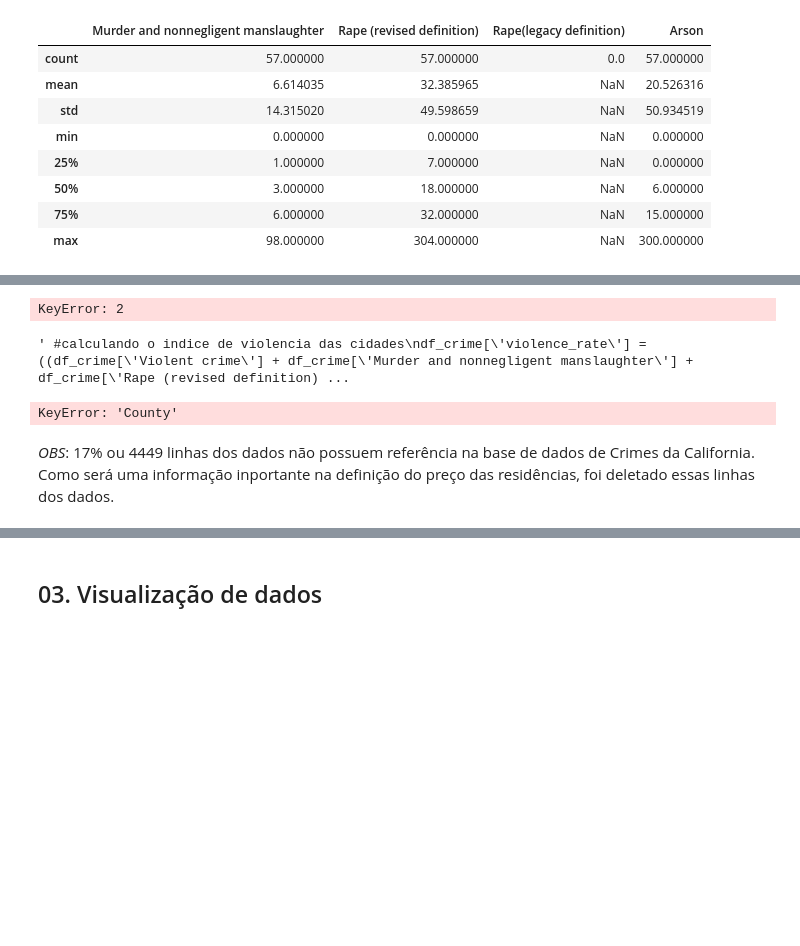
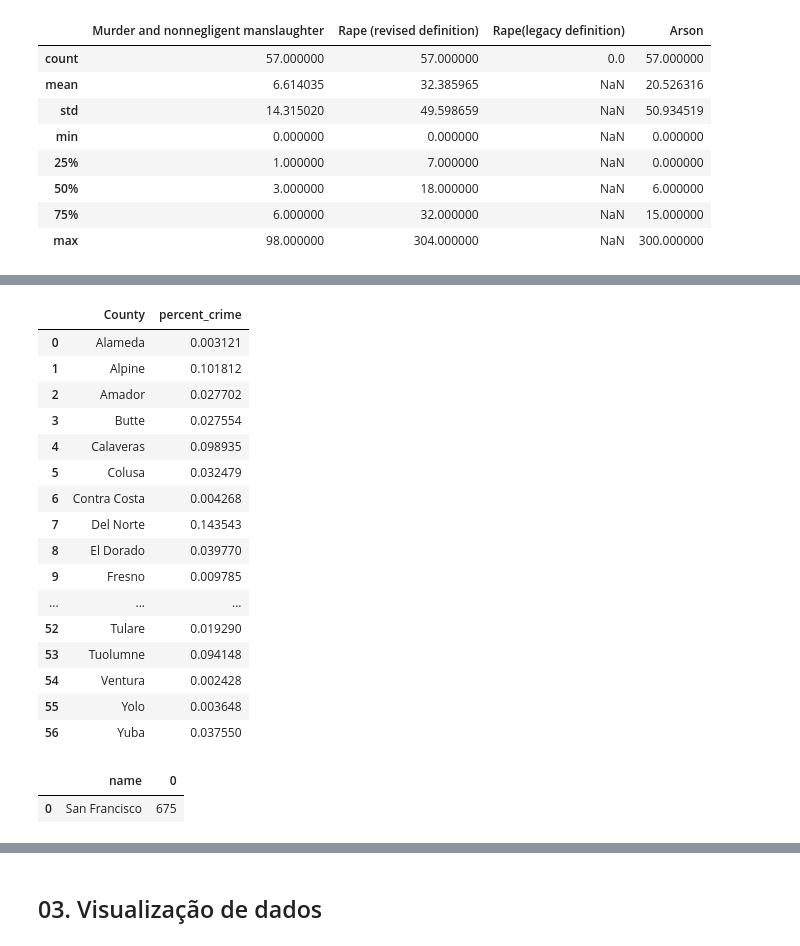
Before and after one commit to christhiangoncalves/Calculo_de_Preco_Casas_California, a Jupyter notebook: California_house_Price.ipynb, the cells around one changed output, grey strips where cells are left out. Cells and saved outputs as stored; diff of their text form; code cells hidden in the pictures; blank space fills up the shorter version.

Commit message:
add data san francisco

```diff
--- a/California_house_Price.ipynb
+++ b/California_house_Price.ipynb
@@ -411,31 +413,28 @@ df_crime.head()
 # %%
-#retirando o valor 3 do final do nome de algumas cidades
-df_crime['County'] = df_crime['County'].str.extract(r'(\D+)(\d+)')[2] + df['nome'].str.extract(r'(\D+)(\d+)')[1]
-
-df_crime['County'] = df_crime['County'].str.replace('3', '')
 
 df_temp = df_house.groupby('name')['total_population'].sum().reset_index()
 df_temp = pd.merge(df_crime,df_temp, left_on='County',right_on='name', how='left')
-df_temp
+df_temp['percent_crime'] = (df_temp['total_crime'] / df_temp['total_population'])
+df_crime_select = df_temp[['County','percent_crime',]]
+df_crime_select
 # %% [output]
-KeyError: 2
+|  | County | percent_crime |
+| 0 | Alameda | 0.003121 |
+| 1 | Alpine | 0.101812 |
+| 2 | Amador | 0.027702 |
+| 3 | Butte | 0.027554 |
+| 4 | Calaveras | 0.098935 |
+| 5 | Colusa | 0.032479 |
+| 6 | Contra Costa | 0.004268 |
+| 7 | Del Norte | 0.143543 |
+| 8 | El Dorado | 0.039770 |
+| 9 | Fresno | 0.009785 |
+| ... | ... | ... |
+| 52 | Tulare | 0.019290 |
+| 53 | Tuolumne | 0.094148 |
+| 54 | Ventura | 0.002428 |
+| 55 | Yolo | 0.003648 |
+| 56 | Yuba | 0.037550 |
-# %%
-#retirando o valor 3 do final do nome de algumas cidades
-df_crime['County'] = df_crime['County'].str.replace('3', '')
-
-df_temp = df_house.groupby('name')['total_population'].sum().reset_index()
-df_temp
-
-""" #calculando o indice de violencia das cidades
-df_crime['violence_rate'] = ((df_crime['Violent crime'] + df_crime['Murder and nonnegligent manslaughter'] + df_crime['Rape (revised definition)'] +
-                             df_crime['Robbery'] + df_crime['Aggravated assault'] + df_crime['Property crime'] + df_crime['Burglary'] +
-                             df_crime['Larceny-theft'] + df_crime['Motor vehicle theft'] + df_crime['Arson'])/df_crime['Population'])*100
-
-#reduzindo o dataframe a duas colunas que serão utilizadas no merge
-df_crime_select = df_crime[["County",'violence_rate']]
-df_crime_select.describe() """
-# %% [output]
-' #calculando o indice de violencia das cidades\ndf_crime[\'violence_rate\'] = ((df_crime[\'Violent crime\'] + df_crime[\'Murder and nonnegligent manslaughter\'] + df_crime[\'Rape (revised definition) ...
 # %%
 #Realizando o merge dos dataframes
 df_merged_h_c = pd.merge(df_house, df_crime_select, left_on='name',right_on='County', how='left')
@@ -443,11 +442,10 @@ df_merged_h_c.isna().mean()
 
 df = df_merged_h_c[df_merged_h_c.isnull().any(axis=1)]
 df.groupby('name').size().reset_index()
-df_merged_h_c.groupby('name')['total_population'].sum().reset_index()
+#df_merged_h_c.groupby('name')['total_population'].sum().reset_index()
 # %% [output]
-KeyError: 'County'
+|  | name | 0 |
+| 0 | San Francisco | 675 |
-# %% [markdown]
-*OBS*: 17% ou 4449 linhas dos dados não possuem referência na base de dados de Crimes da California. Como será uma informação inportante na definição do preço das residências, foi deletado essas linhas dos dados.
 # %%
 #Excluindo valores nulos
 df_merged_h_c = df_merged_h_c.dropna()
```
Also changed, not shown: parts of 6 cells of this notebook.
